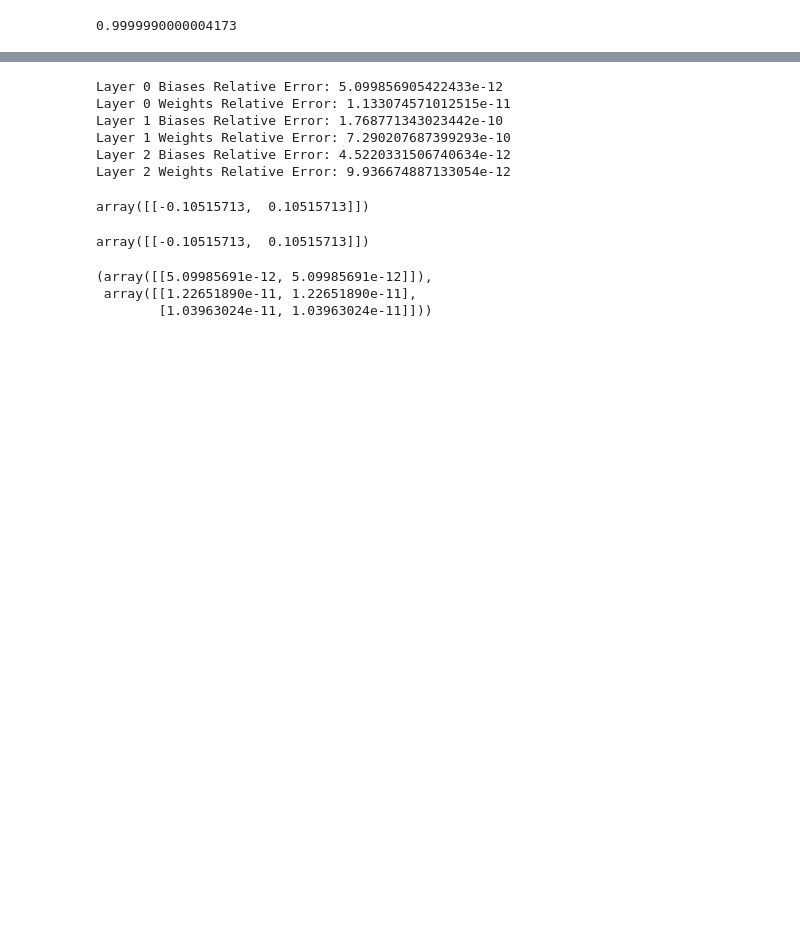
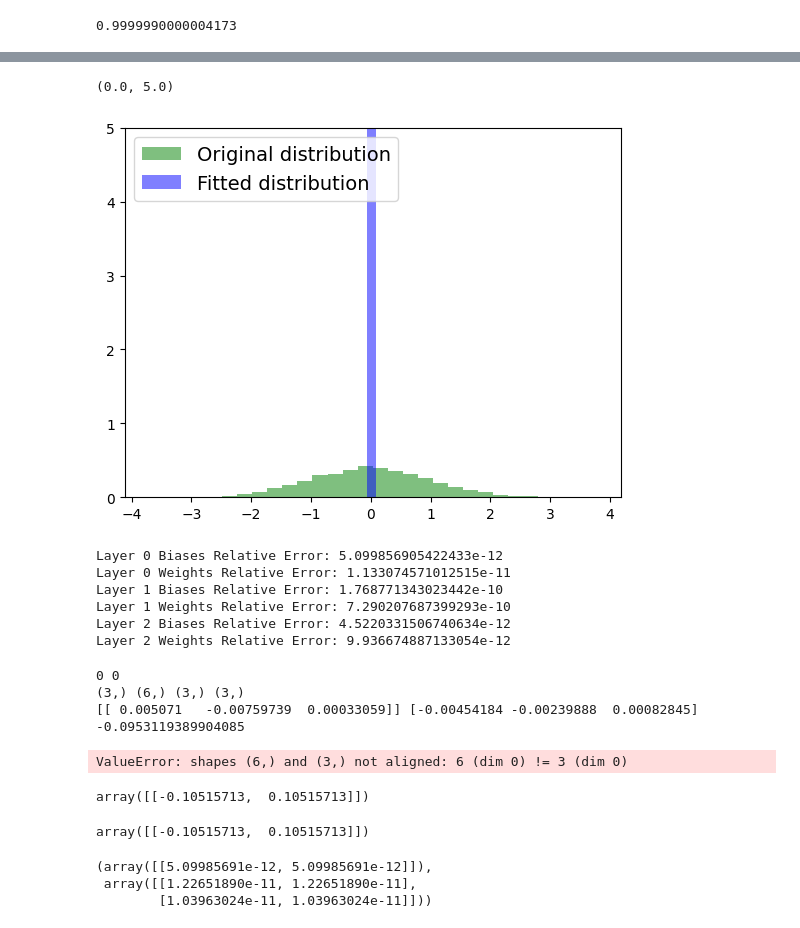
Before and after one commit to strojanski/ML-DS-I, a Jupyter notebook: hw4 - neural nets/visualize.ipynb, the cells around one changed output, grey strips where cells are left out. Cells and saved outputs as stored; diff of their text form; code cells hidden in the pictures; blank space fills up the shorter version.

Commit message:
Add torch comparison

```diff
--- a/hw4 - neural nets/visualize.ipynb
+++ b/hw4 - neural nets/visualize.ipynb
@@ -39,3 +58,11 @@ plt.legend(fontsize=14, loc="upper left")
+# %%
+plt.hist(y, density=True, bins=30, alpha=0.5, color='g', label='Original distribution')
+plt.hist(y_pred, density=True, bins=30, alpha=0.5, color='b', label='Fitted distribution')
+plt.legend(fontsize=14, loc="upper left")
+plt.ylim(0, 5)
+# %% [output]
+(0.0, 5.0)
+[figure, added]
 # %%
 import os
 grads = []
@@ -71,6 +98,36 @@ Layer 1 Biases Relative Error: 1.768771343023442e-10
 Layer 1 Weights Relative Error: 7.290207687399293e-10
 Layer 2 Biases Relative Error: 4.5220331506740634e-12
 Layer 2 Weights Relative Error: 9.936674887133054e-12
+# %%
+def cosine_similarity(a: np.ndarray, b: np.ndarray) -> float:
+    a_flat = a.flatten()
+    b_flat = b.flatten()
+    dot = np.dot(a_flat, b_flat)
+    norm_a = np.linalg.norm(a_flat)
+    norm_b = np.linalg.norm(b_flat)
+    if norm_a == 0 or norm_b == 0:
+        return 0.0
+    return dot / (norm_a * norm_b)
+
+# Compare torch and ann grads
+for i in range(3):
+    b, w = get_layer_names(i)
+    torch_b, torch_w = f"torch_layer{i*2}_biases_grad.npy", f"torch_layer{i*2}_biases_grad.npy"
+    print(i, i*2)
+    b,w = np.load(b[0]), np.load(w[0])
+    tb, tw = np.load(torch_b), np.load(torch_w)
+
+    print(b.shape, w.shape, tb.shape, tw.shape)
+
+
+    print(cosine_similarity(b, tb))
+    print(cosine_similarity(w, tw))
+# %% [output]
+0 0
+(3,) (6,) (3,) (3,)
+[[ 0.005071   -0.00759739  0.00033059]] [-0.00454184 -0.00239888  0.00082845]
+-0.0953119389904085
+ValueError: shapes (6,) and (3,) not aligned: 6 (dim 0) != 3 (dim 0)
 # %%
 l0_grad_bias = np.load("layer0_biases_grad.npy")
 l0_grad_weights = np.load("layer0_weights_grad.npy")
```
Also changed, not shown: parts of 9 cells of this notebook, 5 other files.
